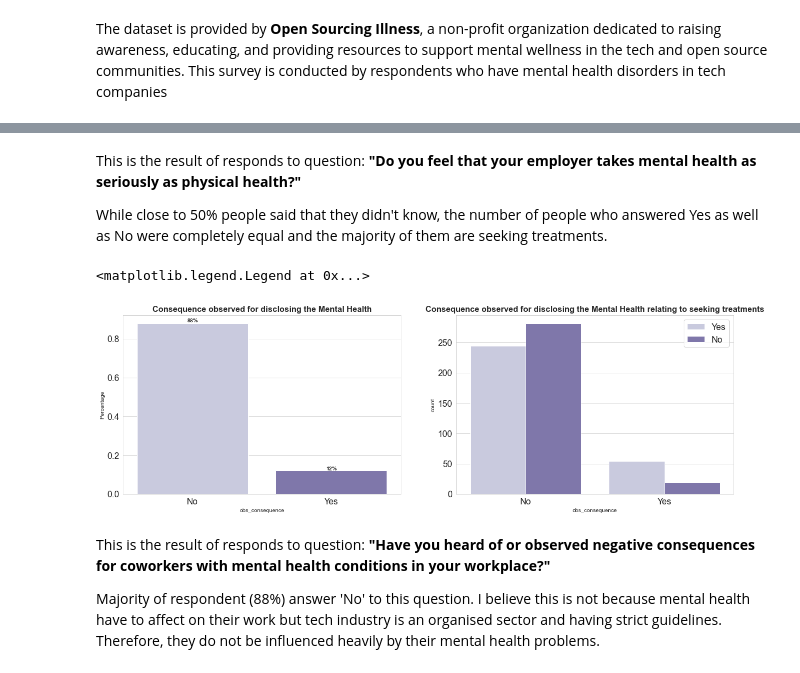
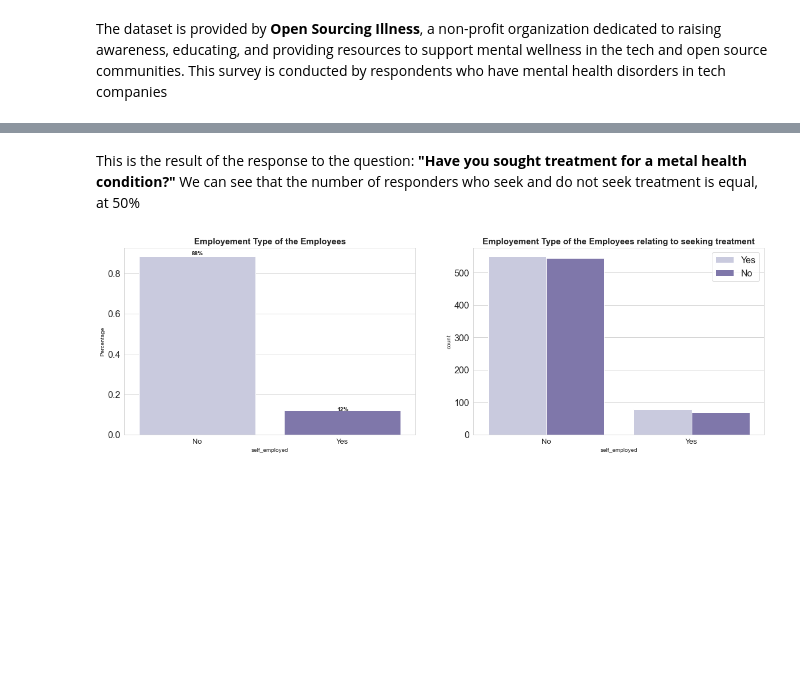
Before and after one commit to youthing1111/Mental-Health-survey-in-Tech-company, a Jupyter notebook: Data Cleaning and Visulization with Python.ipynb, the cells around one changed output, grey strips where cells are left out. Drawn from its saved outputs; the diff is of its cells as text; code cells hidden in the pictures; blank space fills up the shorter version.

```diff
--- a/Data Cleaning and Visulization with Python.ipynb
+++ b/Data Cleaning and Visulization with Python.ipynb
@@ -594,31 +100,30 @@ plt.legend(fontsize=16)
-# %% [markdown]
-This is the result of responds to question: **"Do you feel that your employer takes mental health as seriously as physical health?"**
-
-While close to 50% people said that they didn't know, the number of people who answered Yes as well as No were completely equal and the majority of them are seeking treatments.
-# %%
-plt.figure(figsize=(20,6))
-plt.subplot(1,2,1)
-eda_percentage = df['obs_consequence'].value_counts(normalize = True).rename_axis('obs_consequence').reset_index(name = 'Percentage')
-ax = sns.barplot(x = 'obs_consequence', y = 'Percentage', data = eda_percentage, palette='Purples')
-for p in ax.patches:
-    width = p.get_width()
-    height = p.get_height()
-    x, y = p.get_xy()
-    ax.annotate(f'{height:.0%}', (x + width/2, y + height*1.01), ha='center', fontweight='bold')
-plt.title('Consequence observed for disclosing the Mental Health', fontsize=15, fontweight='bold')
-plt.xticks(fontsize=16)
-plt.yticks(fontsize=16)
-
-plt.subplot(1,2,2)
-sns.countplot(df['obs_consequence'], hue = df['treatment'], palette='Purples')
-plt.title('Consequence observed for disclosing the Mental Health relating to seeking treatments', fontsize=15, fontweight='bold')
-plt.xticks(fontsize=16)
-plt.yticks(fontsize=16)
-plt.legend(fontsize=16)
-# %% [output]
-<matplotlib.legend.Legend at 0x...>
-[figure, removed]
-# %% [markdown]
-This is the result of responds to question: **"Have you heard of or observed negative consequences for coworkers with mental health conditions in your workplace?"**
-
-Majority of respondent (88%) answer 'No' to this question. I believe this is not because mental health have to affect on their work but tech industry is an organised sector and having strict guidelines. Therefore, they do not be influenced heavily by their mental health problems.
+# %% [markdown]
+This is the result of the response to the question: **"Have you sought treatment for a metal health condition?"**
+We can see that the number of responders who seek and do not seek treatment is equal, at 50%
+# %%
+def graph(X, title):
+    plt.figure(figsize = (20,6))
+    orders = sorted(X.dropna().unique())
+
+    plt.subplot(1,2,1)
+    eda_percentage = X.value_counts(normalize = True).rename_axis(X.name).reset_index(name = 'Percentage')
+    ax = sns.barplot(x = X.name, y = 'Percentage', data = eda_percentage, palette = 'Purples', order=orders)
+    for p in ax.patches:
+        width = p.get_width()
+        height = p.get_height()
+        x, y = p.get_xy()
+        ax.annotate(f'{height:.0%}', (x + width/2, y + height*1.01), ha='center', fontweight='bold')
+        plt.title(title, fontsize=15, fontweight='bold')
+    plt.xticks(fontsize=13)
+    plt.yticks(fontsize=16)
+
+    plt.subplot(1,2,2)
+    ax = sns.countplot(X, hue = df['treatment'], palette = 'Purples', order=orders)
+    plt.title(f'{title} relating to seeking treatment',  fontsize=15, fontweight='bold')
+    plt.xticks(fontsize=13)
+    plt.yticks(fontsize=16)
+    plt.legend(fontsize=16)
+# %%
+graph(df['self_employed'], 'Employement Type of the Employees')
+# %% [output]
+[figure, added]
```
Also changed, not shown: parts of 77 cells of this notebook.
